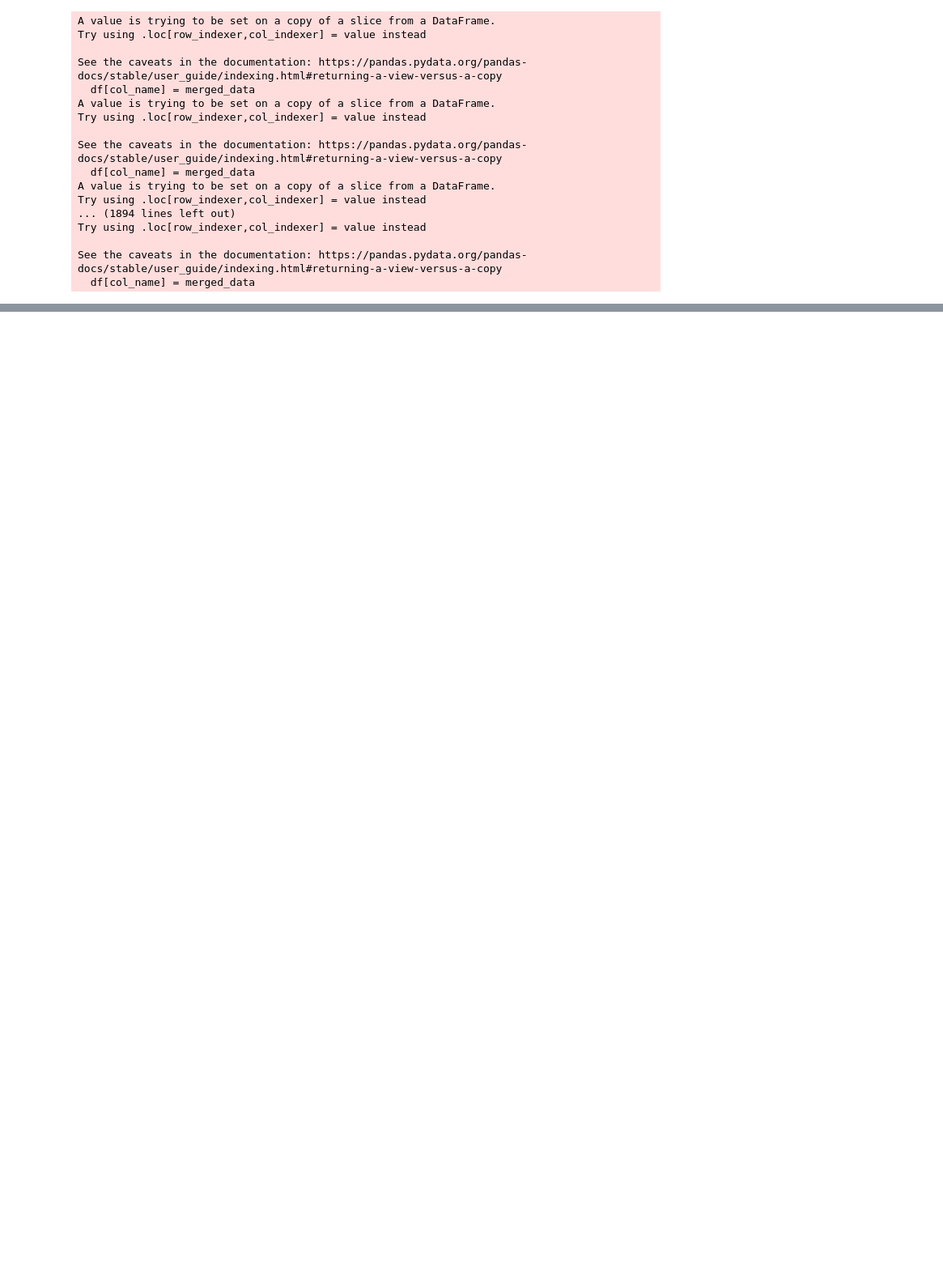
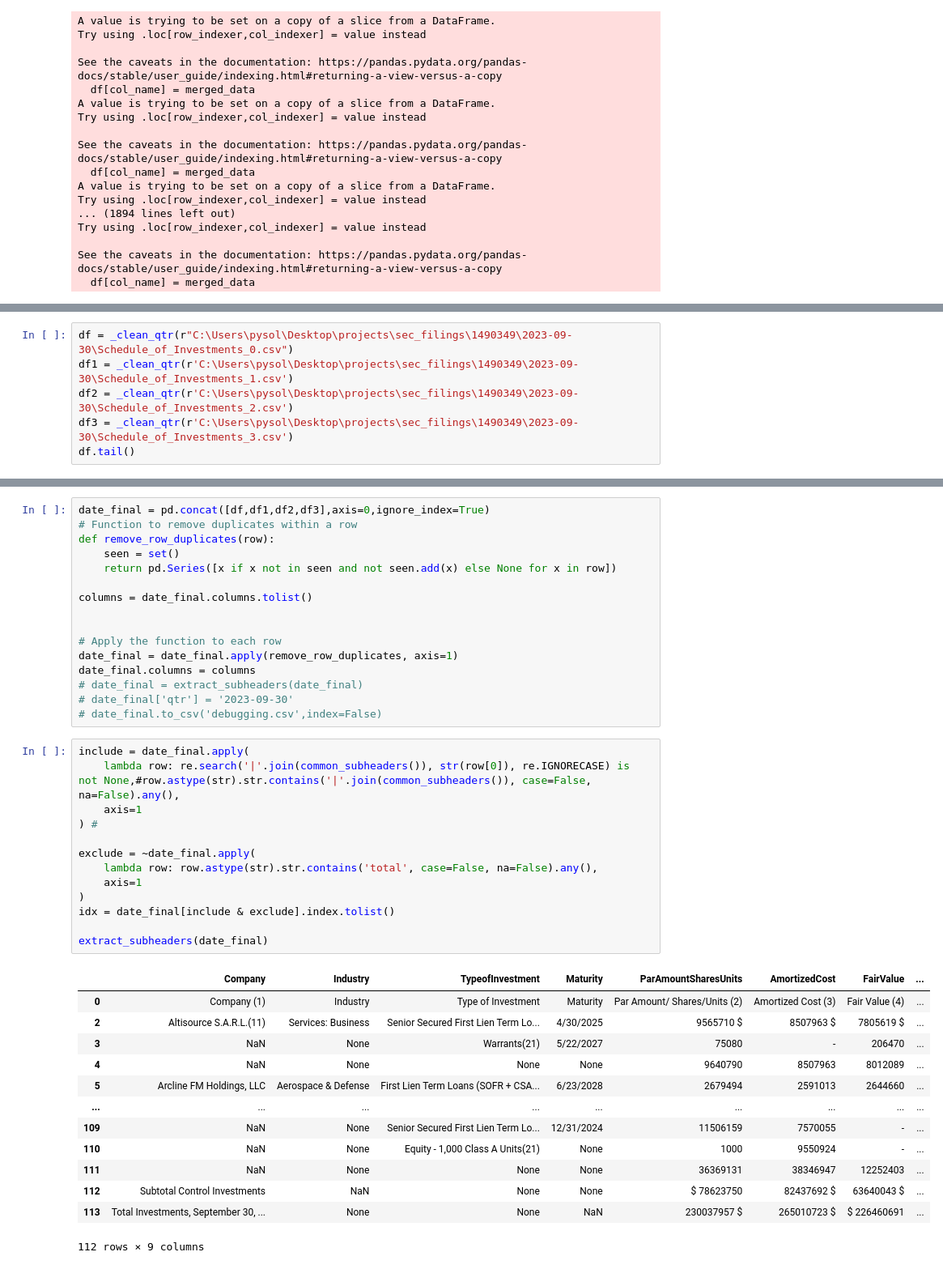
Before and after one commit to Coffee-Code-Philly-Accelerator/sec_filings, a Jupyter notebook: debugging.ipynb, the cells around one changed output, grey strips where cells are left out. Shown at 81% size. Drawn from its saved outputs; the diff is of its cells as text; blank space fills up the shorter version.

Commit message:
need to concat the quarters then double check whether script works with other bdcs

```diff
--- a/debugging.ipynb
+++ b/debugging.ipynb
@@ -610,0 +774,6 @@ See the caveats in the documentation: https://pandas.pydata.org/pandas-docs/stab
+# %%
+df = _clean_qtr(r"C:\Users\pysol\Desktop\projects\sec_filings\1490349\2023-09-30\Schedule_of_Investments_0.csv")
+df1 = _clean_qtr(r'C:\Users\pysol\Desktop\projects\sec_filings\1490349\2023-09-30\Schedule_of_Investments_1.csv')
+df2 = _clean_qtr(r'C:\Users\pysol\Desktop\projects\sec_filings\1490349\2023-09-30\Schedule_of_Investments_2.csv')
+df3 = _clean_qtr(r'C:\Users\pysol\Desktop\projects\sec_filings\1490349\2023-09-30\Schedule_of_Investments_3.csv')
+df.tail()
@@ -610,0 +792,43 @@ See the caveats in the documentation: https://pandas.pydata.org/pandas-docs/stab
+# %%
+date_final = pd.concat([df,df1,df2,df3],axis=0,ignore_index=True)
+# Function to remove duplicates within a row
+def remove_row_duplicates(row):
+    seen = set()
+    return pd.Series([x if x not in seen and not seen.add(x) else None for x in row])
+
+columns = date_final.columns.tolist()
+
+
+# Apply the function to each row
+date_final = date_final.apply(remove_row_duplicates, axis=1)
+date_final.columns = columns
+# date_final = extract_subheaders(date_final)
+# date_final['qtr'] = '2023-09-30'
+# date_final.to_csv('debugging.csv',index=False)
+# %%
+include = date_final.apply(
+    lambda row: re.search('|'.join(common_subheaders()), str(row[0]), re.IGNORECASE) is not None,#row.astype(str).str.contains('|'.join(common_subheaders()), case=False, na=False).any(),
+    axis=1
+) #
+
+exclude = ~date_final.apply(
+    lambda row: row.astype(str).str.contains('total', case=False, na=False).any(),
+    axis=1
+)
+idx = date_final[include & exclude].index.tolist()
+
+extract_subheaders(date_final)
+# %% [output]
+|  | Company | Industry | TypeofInvestment | Maturity | ParAmountSharesUnits | AmortizedCost | FairValue | ... |
+| 0 | Company (1) | Industry | Type of Investment | Maturity | Par Amount/ Shares/Units (2) | Amortized Cost (3) | Fair Value (4) | ... |
+| 2 | Altisource S.A.R.L.(11) | Services: Business | Senior Secured First Lien Term Lo... | 4/30/2025 | 9565710 $ | 8507963 $ | 7805619 $ | ... |
+| 3 | NaN | None | Warrants(21) | 5/22/2027 | 75080 | - | 206470 | ... |
+| 4 | NaN | None | None | None | 9640790 | 8507963 | 8012089 | ... |
+| 5 | Arcline FM Holdings, LLC | Aerospace & Defense | First Lien Term Loans (SOFR + CSA... | 6/23/2028 | 2679494 | 2591013 | 2644660 | ... |
+| ... | ... | ... | ... | ... | ... | ... | ... | ... |
+| 109 | NaN | None | Senior Secured First Lien Term Lo... | 12/31/2024 | 11506159 | 7570055 | - | ... |
+| 110 | NaN | None | Equity - 1,000 Class A Units(21) | None | 1000 | 9550924 | - | ... |
+| 111 | NaN | None | None | None | 36369131 | 38346947 | 12252403 | ... |
+| 112 | Subtotal Control Investments | NaN | None | None | $ 78623750 | 82437692 $ | 63640043 $ | ... |
+| 113 | Total Investments, September 30, ... | None | None | NaN | 230037957 $ | 265010723 $ | $ 226460691 | ... |
+112 rows × 9 columns
```
Also changed, not shown: parts of 5 cells of this notebook.
